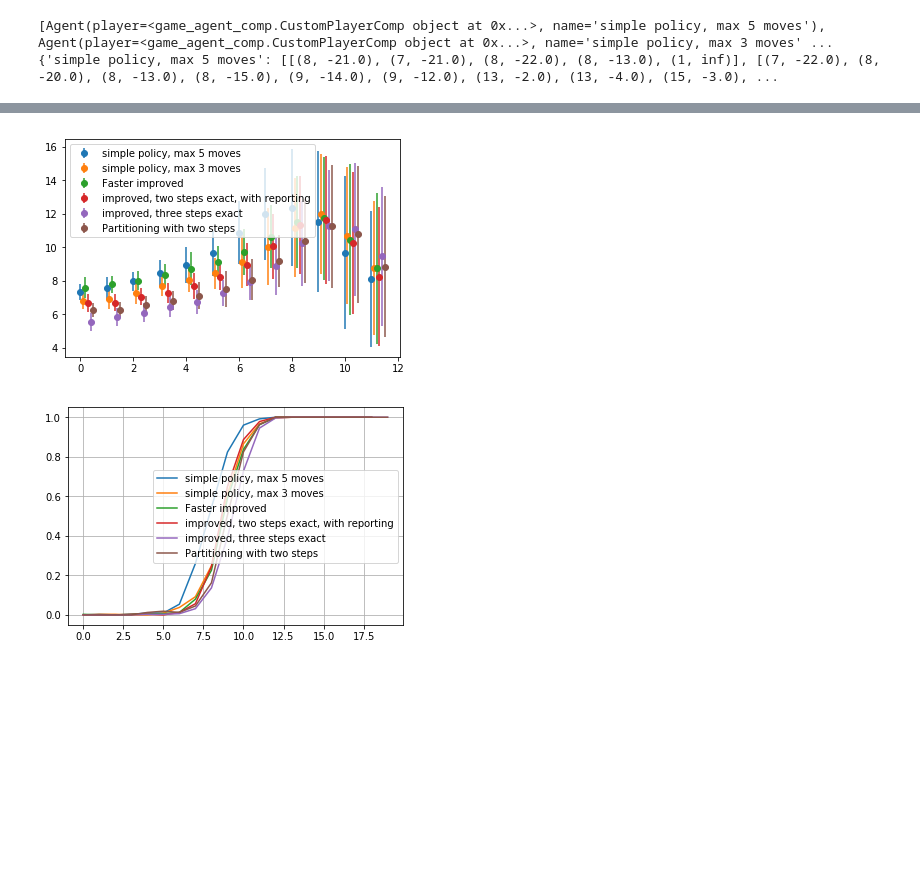
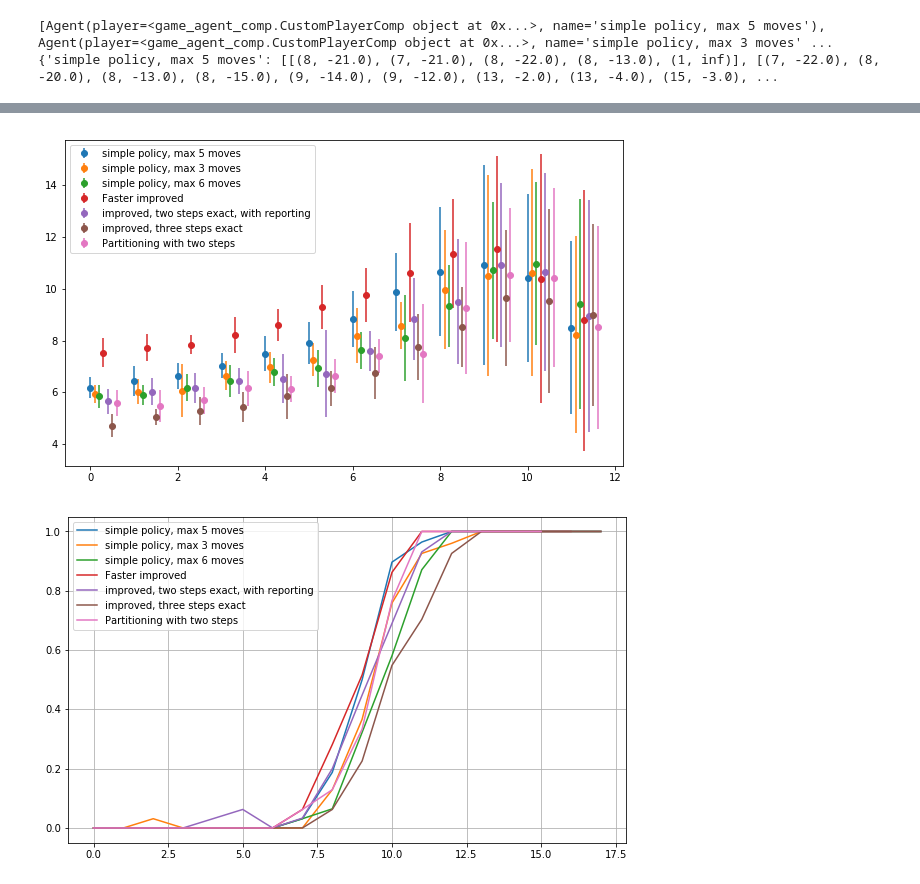
Before and after one commit to ZmeiGorynych/aind-isolation, a Jupyter notebook: Reporting.ipynb, the cells around one changed output, grey strips where cells are left out. Cells and saved outputs as stored; diff of their text form; code cells hidden in the pictures; blank space fills up the shorter version.

```diff
--- a/Reporting.ipynb
+++ b/Reporting.ipynb
@@ -105,6 +83,16 @@ with open('depths.pickle', 'wb') as handle:
 # %% [output]
 [Agent(player=<game_agent_comp.CustomPlayerComp object at 0x...>, name='simple policy, max 5 moves'), Agent(player=<game_agent_comp.CustomPlayerComp object at 0x...>, name='simple policy, max 3 moves' ...
 {'simple policy, max 5 moves': [[(8, -21.0), (7, -21.0), (8, -22.0), (8, -13.0), (1, inf)], [(7, -22.0), (8, -20.0), (8, -13.0), (8, -15.0), (9, -14.0), (9, -12.0), (13, -2.0), (13, -4.0), (15, -3.0), ...
+# %%
+import pickle
+with open('result2.pickle', 'rb') as handle:
+        result = pickle.load(handle)
+
+
+depths ={}
+for r in result:
+    for key, value in r.items():
+        depths[key]= value
 # %%
 def transpose_list_of_lists(lol):
     transp = []
@@ -144,26 +152,26 @@ for p, d in depths.items():
 # %%
 #import numpy as np
 import matplotlib.pyplot as plt
 %matplotlib inline
-
+plt.rcParams["figure.figsize"] = [10,6]
 plt.figure()
 ax = plt.axes()
 #ax.set_yscale("log")
 lines = []
 legend = []
 n=0
 lastpt = 12
 for p, stats in player_stats.items():
     lines.append(\
         plt.errorbar(np.array(range(lastpt))+n,stats['mu'][0:lastpt],
                      yerr=stats['std'][0:lastpt], fmt='o'))
     legend.append(p)
     n+= 0.1
 
 plt.legend(lines,legend)
 plt.show()
 # %% [output]
-[figure, old version]
+[figure, new version]
 # %%
 plt.figure()
 ax = plt.axes()
@@ -178,4 +186,4 @@ plt.legend(legend)
 plt.grid()
 plt.show()
 # %% [output]
-[figure, old version]
+[figure, new version]
```
Also changed, not shown: parts of 2 cells of this notebook, 1 other file.
